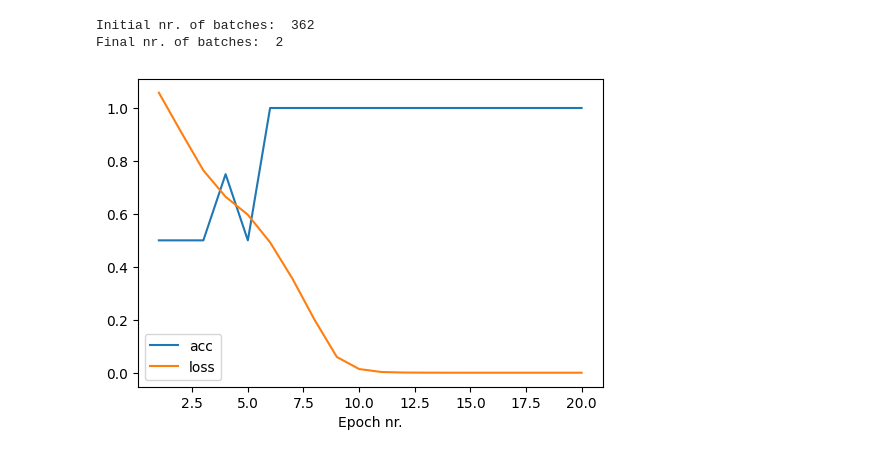
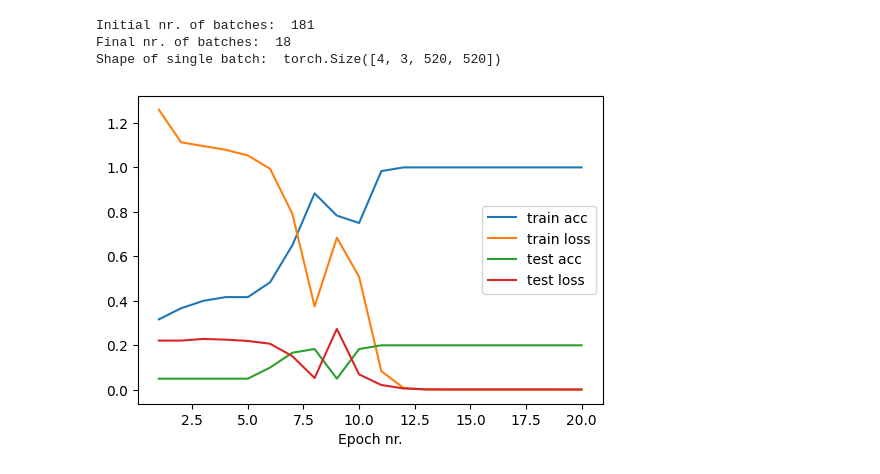
Before and after one commit to seba2390/DeepLearning2022, a Jupyter notebook: Aflevering 1/main.ipynb, the cells around one changed output. Drawn from its saved outputs; the diff is of its cells as text; code cells hidden in the pictures.

```diff
--- a/Aflevering 1/main.ipynb
+++ b/Aflevering 1/main.ipynb
@@ -293,25 +323,29 @@ normalize_pixels(X)
-# %%
-# Batching entire dataset into batches of 'my_batch_size'
-my_batch_size = 2
-my_X_batches, my_Y_batches = batch_data(data=X,
-                                        labels=Y,
-                                        batch_size=my_batch_size,
-                                        randomize=True)
-print("Initial nr. of batches: ", len(my_X_batches))
-
-# Picking out 'my_fraction' part of total data
-my_fraction = 0.008
-my_X_batches = my_X_batches[:int(my_fraction*len(my_X_batches))]
-my_Y_batches = my_Y_batches[:int(my_fraction*len(my_Y_batches))]
-print("Final nr. of batches: ", len(my_X_batches))
-# %% [output]
-Initial nr. of batches:  362
-Final nr. of batches:  2
+# %%
+# Set up the dataset.
+image_directory = "Insects"
+annotations_file_directory = "insects.csv"
+dataset = MyCustomImageDataset(annotations_file_directory, image_directory)
+
+
+# Preparing data for learning (normalization, one-hot encoding and batching)
+my_batch_size, my_data_fraction, my_test_fraction = 4, 0.1, 0.2
+prepped_data = DataPrep(dataset=dataset,
+                        batch_size=my_batch_size,
+                        data_fraction=my_data_fraction,
+                        test_fraction=my_test_fraction)
+prepped_data.prepare()
+my_X_train_batches, my_Y_train_batches = prepped_data.train_X, prepped_data.train_Y
+my_X_test_batches, my_Y_test_batches = prepped_data.test_X, prepped_data.test_Y
+print("Shape of single batch: ",my_X_train_batches[0].shape)
+# %% [output]
+Initial nr. of batches:  181
+Final nr. of batches:  18
+Shape of single batch:  torch.Size([4, 3, 520, 520])
 # %%
 # Creating instance of neural network
-my_nr_channels = my_X_batches[0].shape[1]
-my_nr_classes = 3
-my_input_dimensions = (my_X_batches[0].shape[2], my_X_batches[0].shape[3])
+my_nr_channels = my_X_train_batches[0].shape[1]
+my_nr_classes = my_Y_train_batches[0].shape[1]
+my_input_dimensions = (my_X_train_batches[0].shape[2], my_X_train_batches[0].shape[3])
 
 my_net = NeuralNet(channels_in=my_nr_channels,
                    nr_classes=my_nr_classes,
@@ -324,10 +353,19 @@ accuracies, losses = train(model=my_net,
+# %%
+train_accuracies, train_losses, test_accuracies, test_losses = train(model=my_net,
+                                                        train_data_batches=my_X_train_batches,
+                                                      train_labels_batches=my_Y_train_batches,
+                                                         test_data_batches=my_X_test_batches,
+                                                       test_labels_batches=my_Y_test_batches,
+                                                                    epochs=20)
 # %%
 fig, ax = plt.subplots(1,1,figsize=(6,4))
-epochs = [i+1 for i in range(len(accuracies))]
-ax.plot(epochs,accuracies,label="acc")
-ax.plot(epochs,losses,label="loss")
+epochs = [i+1 for i in range(len(train_accuracies))]
+ax.plot(epochs,train_accuracies,label="train acc")
+ax.plot(epochs,train_losses,label="train loss")
+ax.plot(epochs,test_accuracies,label="test acc")
+ax.plot(epochs,test_losses,label="test loss")
 ax.set_xlabel("Epoch nr.")
 ax.legend()
 plt.show()
 # %% [output]
-[figure, old version]
+[figure, new version]
```
Also changed, not shown: parts of 11 cells of this notebook.
